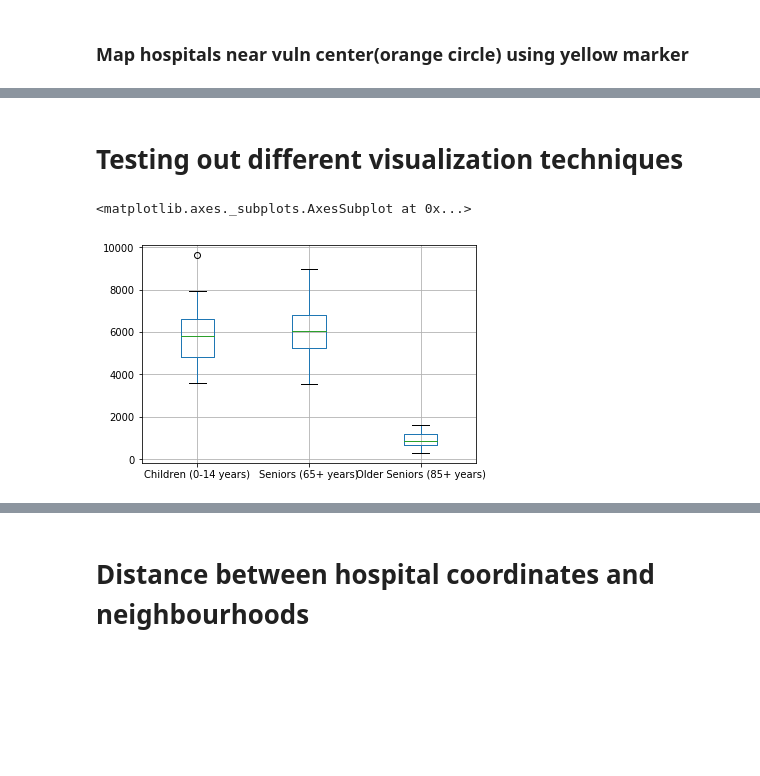
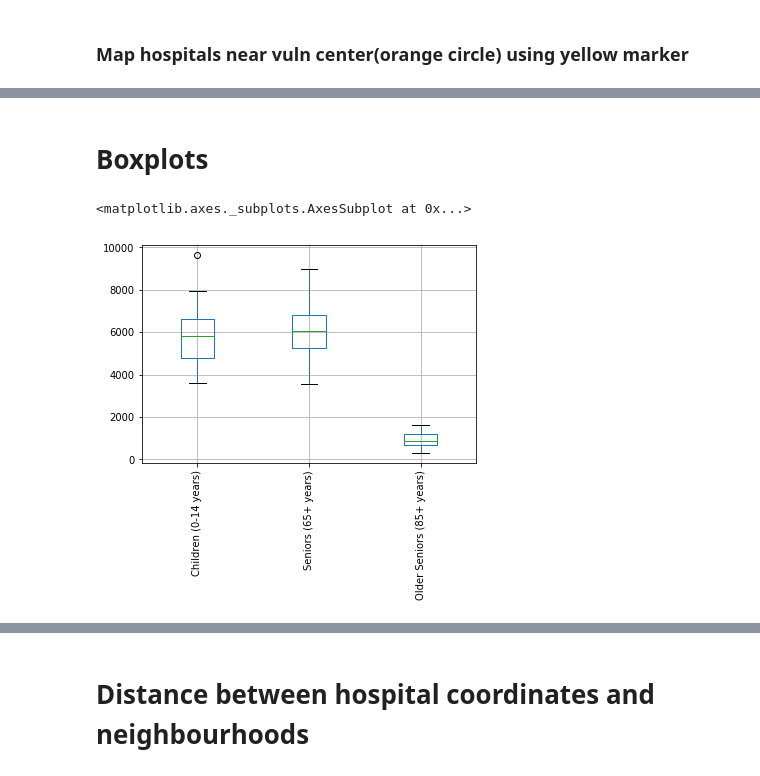
Before and after one commit to genephoenix/Coursera_Capstone, a Jupyter notebook: Capstone Project Notebook.ipynb, the cells around one changed output, grey strips where cells are left out. Drawn from its saved outputs; the diff is of its cells as text; code cells hidden in the pictures; blank space fills up the shorter version.

```diff
--- a/Capstone Project Notebook.ipynb
+++ b/Capstone Project Notebook.ipynb
@@ -1411,12 +1401,12 @@ toronto_map
 [interactive output not drawn]
 # %%
 #Plot different Folium maps so can separate between areas
-# %% [markdown]
-# Testing out different visualization techniques
+# %% [markdown]
+# Boxplots
 # %%
 #boxplot
-vuln_boxplot = top_15_vuln.boxplot(column=['Children (0-14 years)', 'Seniors (65+ years)', 'Older Seniors (85+ years)'])
+vuln_boxplot = top_15_vuln.boxplot(column=['Children (0-14 years)', 'Seniors (65+ years)', 'Older Seniors (85+ years)'], rot=90)
 vuln_boxplot
 # %% [output]
 <matplotlib.axes._subplots.AxesSubplot at 0x...>
-[figure, old version]
+[figure, new version]
```
Also changed, not shown: parts of 12 cells of this notebook.
